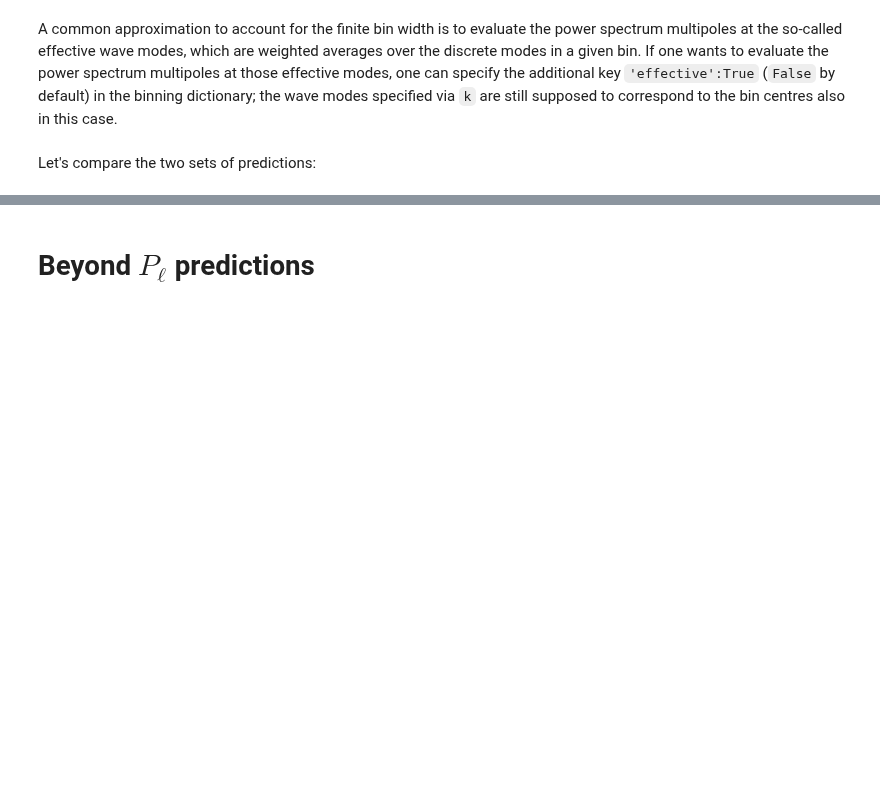
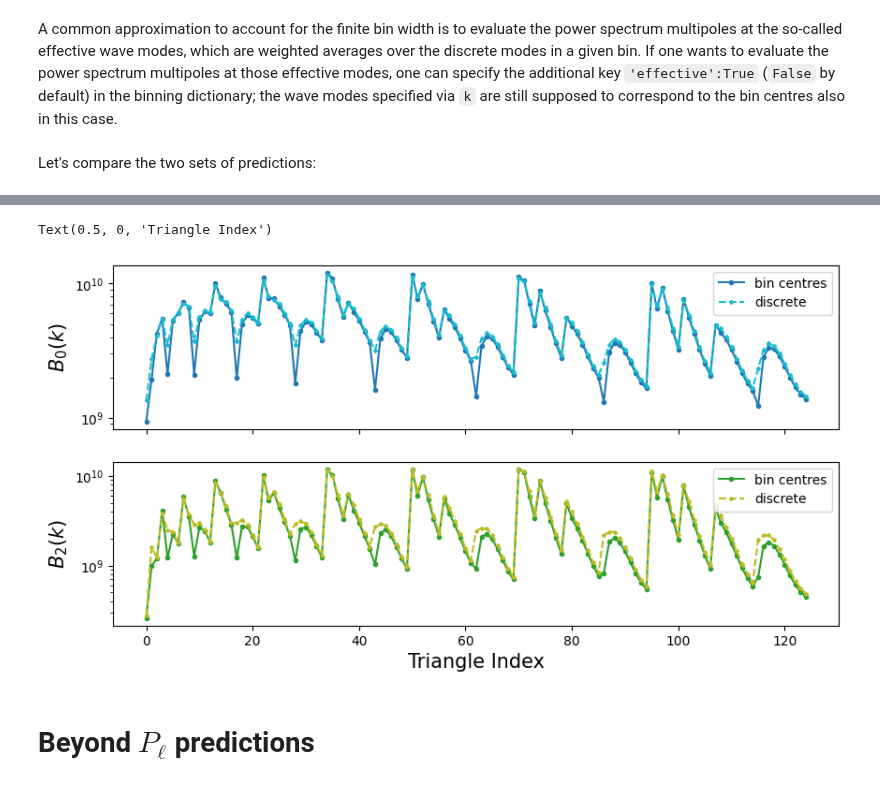
Before and after one commit to adematti/comet-emu, a Jupyter notebook: notebooks/Tutorial.ipynb, the cells around one changed output, grey strips where cells are left out. Drawn from its saved outputs; the diff is of its cells as text; code cells hidden in the pictures; blank space fills up the shorter version.

```diff
--- a/notebooks/Tutorial.ipynb
+++ b/notebooks/Tutorial.ipynb
@@ -312,3 +503,37 @@ Text(0, 0.5, '$k\\,P_{\\ell}(k)$ [$(h/\\mathrm{Mpc})^2$]')
+# %%
+cnloB_spline = RegularGridInterpolator((avirB_list,sv_list), mapping)
+
+# Going back to the smaller triangle configuration grid
+k_hMpc_lin = np.arange(binning['first_bin_centre'], 0.05, binning['dk'])
+tri =[]
+for i1,k1 in enumerate(k_hMpc_lin):
+    for i2,k2 in enumerate(k_hMpc_lin[:i1+1]):
+        for i3,k3 in enumerate(k_hMpc_lin[:i2+1]):
+            if i2 + i3 >= i1 - binning['first_bin_centre']/binning['dk']:
+                tri.append([k1, k2, k3])
+tri=np.asarray(tri)
+
+for p in binning['fiducial_cosmology']:
+    params[p] = binning['fiducial_cosmology'][p]
+params['avirB'] = 4
+
+VDG.params['wc'] = 0.1 # to trigger re-evaluation of the emulators in the call below (so that the 'sv' value is updated)
+Bell_VDG = VDG.Bell(tri, params, [0,2], 'lambda', kfun=binning['kfun'])
+
+binning['filename_root_kernels'] = 'test_VDG' # need to use a different filename root
+Bell_VDG_discrete = VDG.Bell(tri, params, [0,2], 'lambda', kfun=binning['kfun'],
+                             binning=binning, cnloB_mapping=cnloB_spline)
+# %%
+fig, axs = plt.subplots(2,1, figsize=(10,5), sharex=True,)
+for i in range(2):
+    axs[i].semilogy(np.arange(tri.shape[0]), Bell_VDG["ell"+str(2*i)],'o',c='C'+str(2*i),ls='-',ms=3,label='bin centres')
+    axs[i].semilogy(np.arange(tri.shape[0]), Bell_VDG_discrete["ell"+str(2*i)],'D',c=['C9','C8'][i],ls='--',ms=2,label='discrete')
+    axs[i].set_ylabel(f'$B_{i*2}(k)$',fontsize=15)
+    axs[i].legend(loc=1)
+axs[1].set_xlabel('Triangle Index',fontsize=15)
+# %% [output]
+Text(0.5, 0, 'Triangle Index')
+[figure, added]
 # %% [markdown]
 # Beyond $P_{\ell}$ predictions
 # %% [markdown]
```
Also changed, not shown: parts of 22 cells of this notebook, 10 other files.
